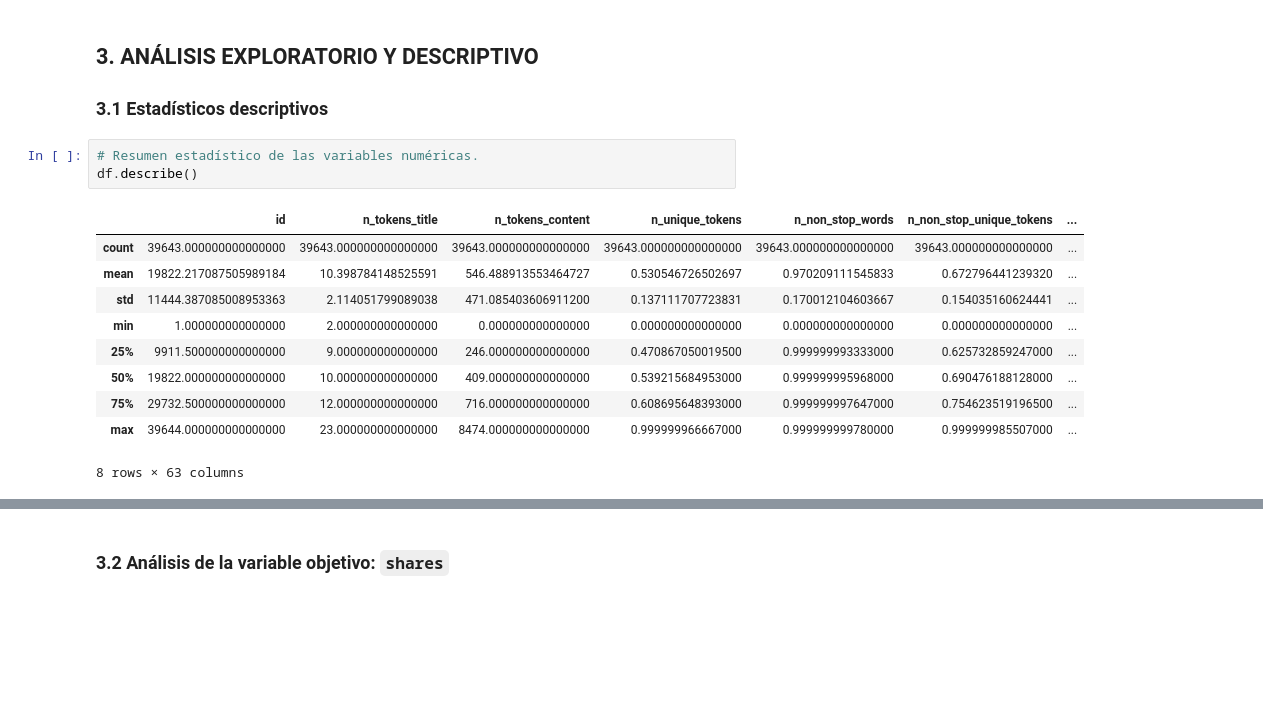
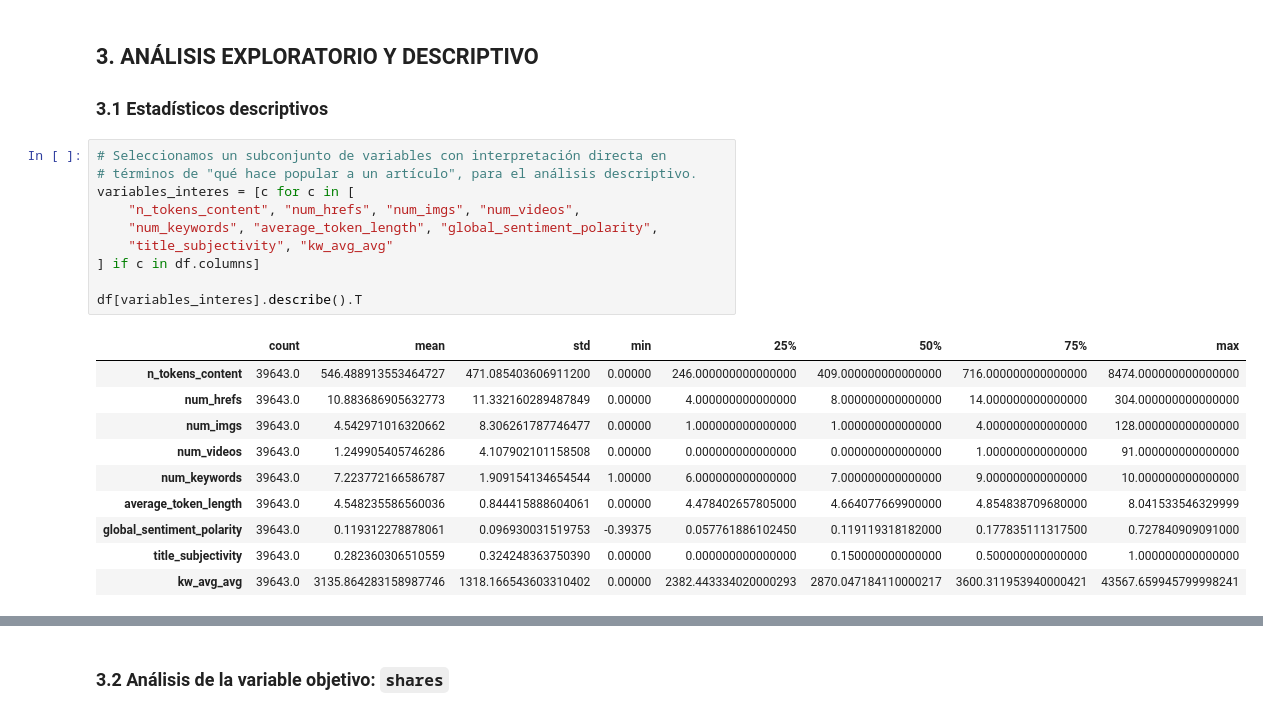
Before and after one commit to gleo1973/tp-metodos-predictivos-2c2026, a Jupyter notebook: Metodos_Predictivos_TP_2026_estructurado.ipynb, the cells around one changed output, grey strips where cells are left out. Cells and saved outputs as stored; diff of their text form; blank space fills up the shorter version.

Commit message:
docs:analisis descriptivo

```diff
--- a/Metodos_Predictivos_TP_2026_estructurado.ipynb
+++ b/Metodos_Predictivos_TP_2026_estructurado.ipynb
@@ -1036,16 +1036,23 @@ En todo caso, si un posterior análisis descriptivo o inferencial requiere de al
 
 ### 3.1 Estadísticos descriptivos
 # %%
-# Resumen estadístico de las variables numéricas.
-df.describe()
+# Seleccionamos un subconjunto de variables con interpretación directa en
+# términos de "qué hace popular a un artículo", para el análisis descriptivo.
+variables_interes = [c for c in [
+    "n_tokens_content", "num_hrefs", "num_imgs", "num_videos",
+    "num_keywords", "average_token_length", "global_sentiment_polarity",
+    "title_subjectivity", "kw_avg_avg"
+] if c in df.columns]
+
+df[variables_interes].describe().T
 # %% [output]
-|  | id | n_tokens_title | n_tokens_content | n_unique_tokens | n_non_stop_words | n_non_stop_unique_tokens | ... |
-| count | 39643.000000000000000 | 39643.000000000000000 | 39643.000000000000000 | 39643.000000000000000 | 39643.000000000000000 | 39643.000000000000000 | ... |
-| mean | 19822.217087505989184 | 10.398784148525591 | 546.488913553464727 | 0.530546726502697 | 0.970209111545833 | 0.672796441239320 | ... |
-| std | 11444.387085008953363 | 2.114051799089038 | 471.085403606911200 | 0.137111707723831 | 0.170012104603667 | 0.154035160624441 | ... |
-| min | 1.000000000000000 | 2.000000000000000 | 0.000000000000000 | 0.000000000000000 | 0.000000000000000 | 0.000000000000000 | ... |
-| 25% | 9911.500000000000000 | 9.000000000000000 | 246.000000000000000 | 0.470867050019500 | 0.999999993333000 | 0.625732859247000 | ... |
-| 50% | 19822.000000000000000 | 10.000000000000000 | 409.000000000000000 | 0.539215684953000 | 0.999999995968000 | 0.690476188128000 | ... |
-| 75% | 29732.500000000000000 | 12.000000000000000 | 716.000000000000000 | 0.608695648393000 | 0.999999997647000 | 0.754623519196500 | ... |
-| max | 39644.000000000000000 | 23.000000000000000 | 8474.000000000000000 | 0.999999966667000 | 0.999999999780000 | 0.999999985507000 | ... |
+|  | count | mean | std | min | 25% | 50% | 75% | max |
+| n_tokens_content | 39643.0 | 546.488913553464727 | 471.085403606911200 | 0.00000 | 246.000000000000000 | 409.000000000000000 | 716.000000000000000 | 8474.000000000000000 |
+| num_hrefs | 39643.0 | 10.883686905632773 | 11.332160289487849 | 0.00000 | 4.000000000000000 | 8.000000000000000 | 14.000000000000000 | 304.000000000000000 |
+| num_imgs | 39643.0 | 4.542971016320662 | 8.306261787746477 | 0.00000 | 1.000000000000000 | 1.000000000000000 | 4.000000000000000 | 128.000000000000000 |
+| num_videos | 39643.0 | 1.249905405746286 | 4.107902101158508 | 0.00000 | 0.000000000000000 | 0.000000000000000 | 1.000000000000000 | 91.000000000000000 |
+| num_keywords | 39643.0 | 7.223772166586787 | 1.909154134654544 | 1.00000 | 6.000000000000000 | 7.000000000000000 | 9.000000000000000 | 10.000000000000000 |
+| average_token_length | 39643.0 | 4.548235586560036 | 0.844415888604061 | 0.00000 | 4.478402657805000 | 4.664077669900000 | 4.854838709680000 | 8.041533546329999 |
+| global_sentiment_polarity | 39643.0 | 0.119312278878061 | 0.096930031519753 | -0.39375 | 0.057761886102450 | 0.119119318182000 | 0.177835111317500 | 0.727840909091000 |
+| title_subjectivity | 39643.0 | 0.282360306510559 | 0.324248363750390 | 0.00000 | 0.000000000000000 | 0.150000000000000 | 0.500000000000000 | 1.000000000000000 |
+| kw_avg_avg | 39643.0 | 3135.864283158987746 | 1318.166543603310402 | 0.00000 | 2382.443334020000293 | 2870.047184110000217 | 3600.311953940000421 | 43567.659945799998241 |
-8 rows × 63 columns
```
Also changed, not shown: parts of 12 cells of this notebook, 8 other files.
